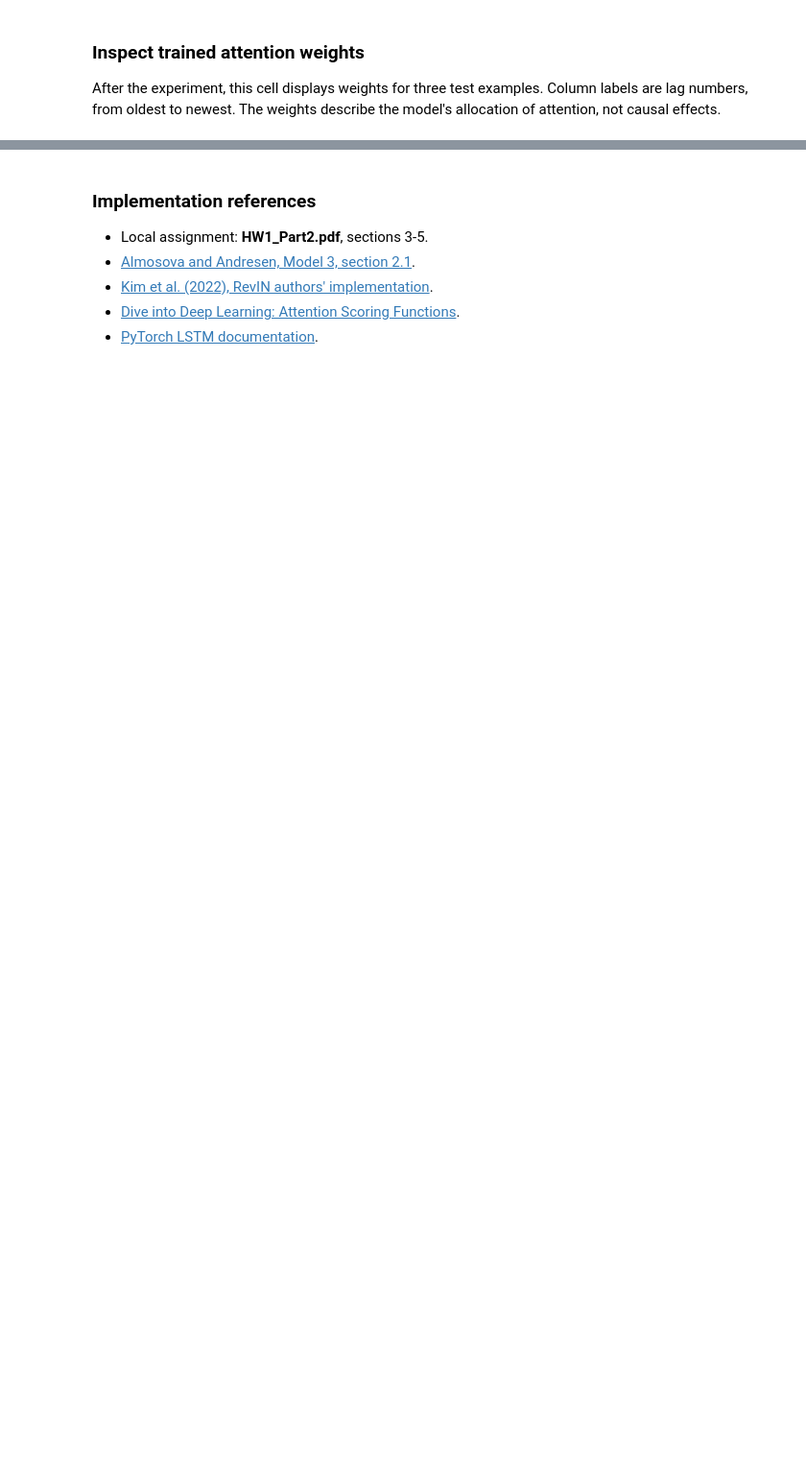
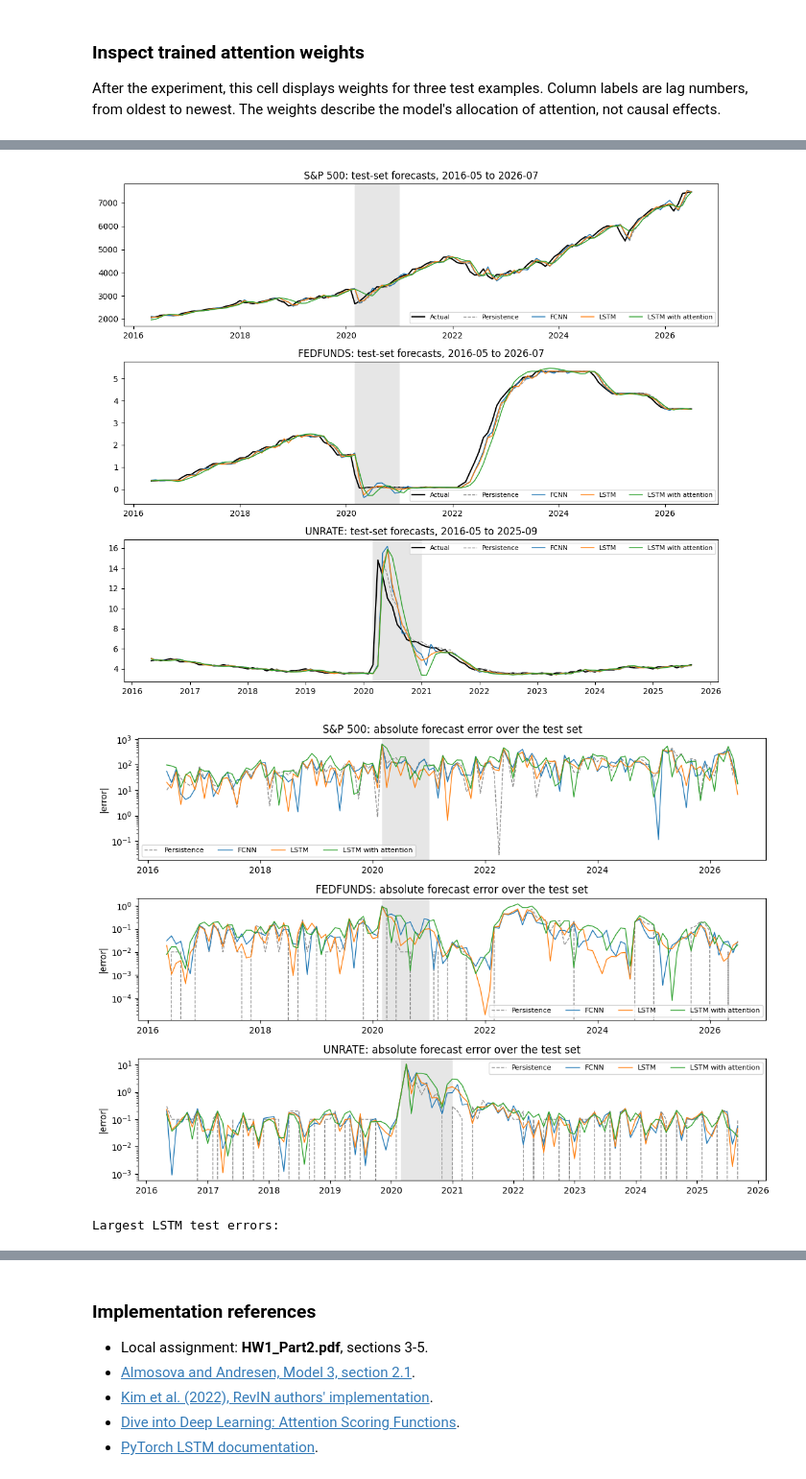
Before and after one commit to kylelaw529/VIP-HW-2, a Jupyter notebook: VIP_Homework2.ipynb, the cells around one changed output, grey strips where cells are left out. Shown at 96% size. Saved outputs shown, nothing was run; the diff lists cells and outputs as text; code cells hidden in the pictures; blank space fills up the shorter version.

```diff
--- a/VIP_Homework2.ipynb
+++ b/VIP_Homework2.ipynb
@@ -764,0 +947,52 @@ if RUN_EXPERIMENT:
+# %%
+if RUN_EXPERIMENT:
+    figure, axes = plt.subplots(len(columns), 1, figsize=(11, 3.1 * len(columns)))
+    for axis, column_name in zip(np.atleast_1d(axes), columns):
+        dates = TEST_DATES[column_name]
+        axis.plot(dates, TEST_ACTUALS[column_name], color="black", linewidth=1.6, label="Actual")
+        axis.plot(dates, TEST_BASELINE[column_name], color="0.55", linewidth=1.0,
+                  linestyle="--", label="Persistence")
+        for model_name in MODEL_CLASSES:
+            axis.plot(dates, seed_mean_forecast(column_name, model_name),
+                      linewidth=1.1, label=model_name)
+        axis.axvspan(pd.Timestamp("2020-03-01"), pd.Timestamp("2020-12-31"),
+                     color="0.9", zorder=0)
+        axis.set_title(f"{column_name}: test-set forecasts, {dates[0]:%Y-%m} to {dates[-1]:%Y-%m}")
+        axis.legend(fontsize=8, ncol=5)
+    figure.tight_layout()
+    plt.show()
+
+    figure, axes = plt.subplots(len(columns), 1, figsize=(11, 2.6 * len(columns)))
+    for axis, column_name in zip(np.atleast_1d(axes), columns):
+        dates = TEST_DATES[column_name]
+        actual = TEST_ACTUALS[column_name]
+        axis.axvspan(pd.Timestamp("2020-03-01"), pd.Timestamp("2020-12-31"),
+                     color="0.9", zorder=0)
+        axis.plot(dates, np.abs(actual - TEST_BASELINE[column_name]),
+                  color="0.55", linewidth=1.0, linestyle="--", label="Persistence")
+        for model_name in MODEL_CLASSES:
+            axis.plot(dates, np.abs(actual - seed_mean_forecast(column_name, model_name)),
+                      linewidth=1.0, label=model_name)
+        axis.set_yscale("log")
+        axis.set_ylabel("|error|")
+        axis.set_title(f"{column_name}: absolute forecast error over the test set")
+        axis.legend(fontsize=8, ncol=4)
+    figure.tight_layout()
+    plt.show()
+
+    worst_rows = []
+    for column_name in columns:
+        dates = TEST_DATES[column_name]
+        actual = TEST_ACTUALS[column_name]
+        errors = np.abs(actual - seed_mean_forecast(column_name, "LSTM"))
+        for rank in np.argsort(errors)[::-1][:3]:
+            worst_rows.append({"column": column_name, "month": f"{dates[rank]:%Y-%m}",
+                               "actual": actual[rank],
+                               "LSTM forecast": seed_mean_forecast(column_name, "LSTM")[rank],
+                               "absolute error": errors[rank]})
+    print("Largest LSTM test errors:")
+    display(pd.DataFrame(worst_rows).set_index(["column", "month"]).round(3))
+# %% [output]
+[figure, added]
+[figure, added]
+Largest LSTM test errors:
```
Also changed, not shown: parts of 15 cells of this notebook.
